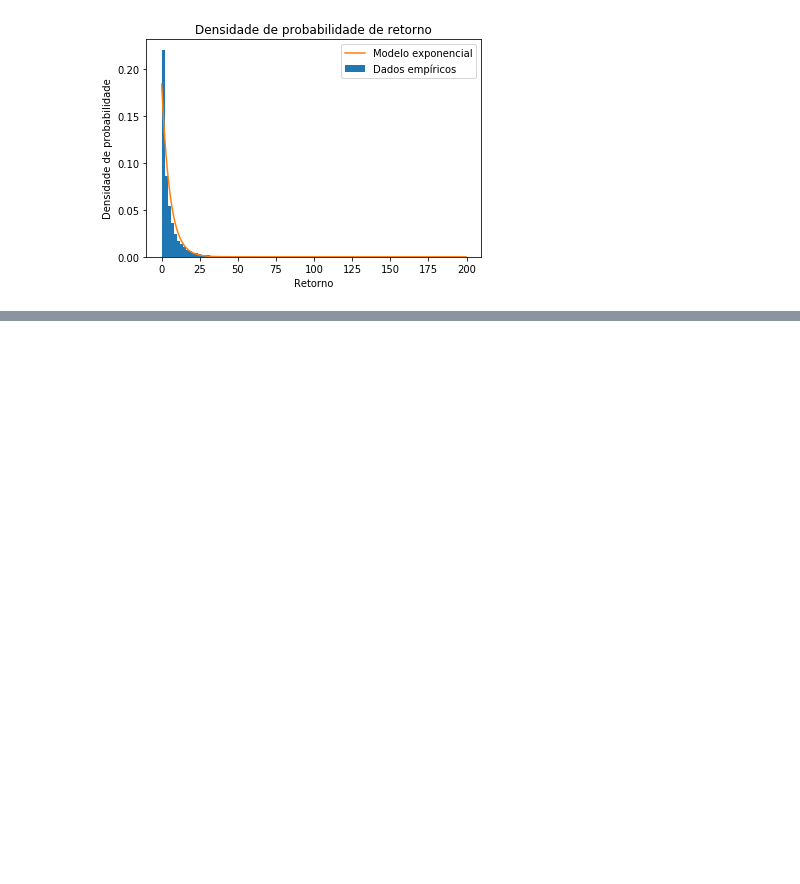
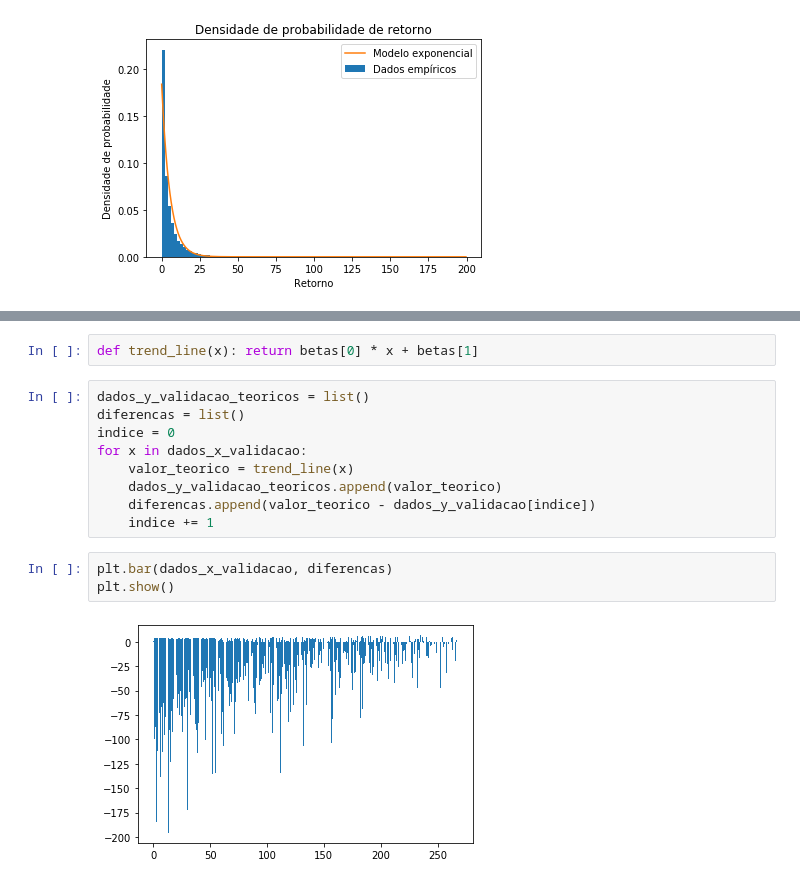
Before and after one commit to jeronimo-a/p2-cdados, a Jupyter notebook: analise.ipynb, the cells around one changed output, grey strips where cells are left out. Saved outputs shown, nothing was run; the diff lists cells and outputs as text; blank space fills up the shorter version.

```diff
--- a/analise.ipynb
+++ b/analise.ipynb
@@ -64,0 +68,16 @@ plt.show()
+# %%
+def trend_line(x): return betas[0] * x + betas[1]
+# %%
+dados_y_validacao_teoricos = list()
+diferencas = list()
+indice = 0
+for x in dados_x_validacao:
+    valor_teorico = trend_line(x)
+    dados_y_validacao_teoricos.append(valor_teorico)
+    diferencas.append(valor_teorico - dados_y_validacao[indice])
+    indice += 1
+# %%
+plt.bar(dados_x_validacao, diferencas)
+plt.show()
+# %% [output]
+[figure, added]
```
Also changed, not shown: parts of 1 cell of this notebook.
